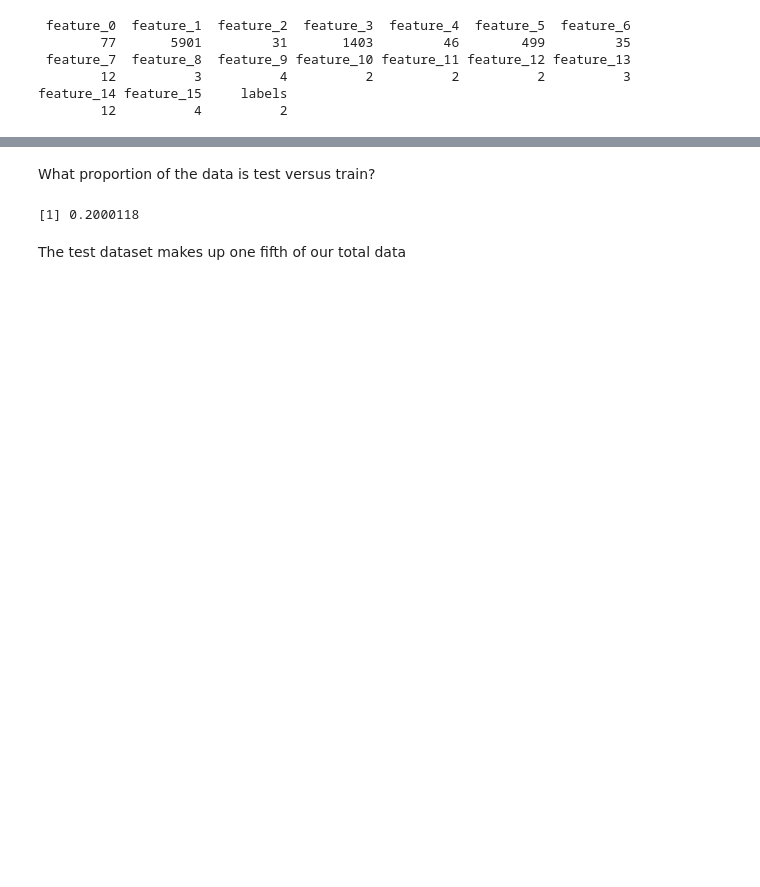
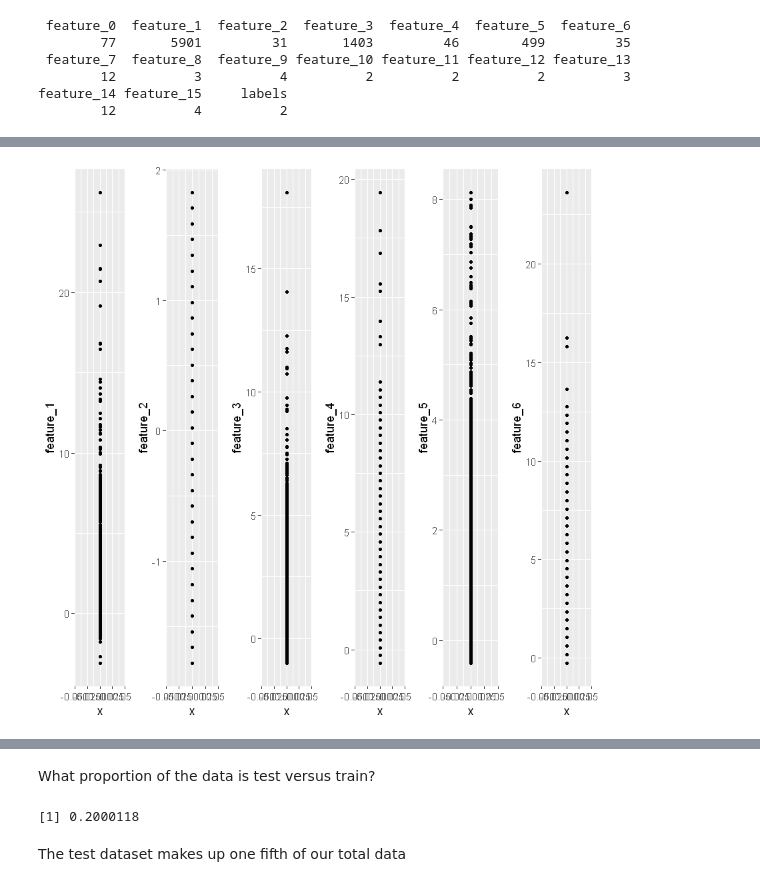
Before and after one commit to 20spaghetti/Customer-Churn-Prediction, a Jupyter notebook: Customer Churn Prediction.ipynb, the cells around one changed output, grey strips where cells are left out. Saved outputs shown, nothing was run; the diff lists cells and outputs as text; code cells hidden in the pictures; blank space fills up the shorter version.

```diff
--- a/Customer Churn Prediction.ipynb
+++ b/Customer Churn Prediction.ipynb
@@ -130,0 +224,25 @@ We are satisfied that features 0-6 are numeric type and 7-15 are integer in both
+# %%
+p0 <- ggplot(train, aes(x=0, y=feature_0)) +
+  geom_point(size = 1)
+
+p1 <- ggplot(train, aes(x=0, y=feature_1)) +
+  geom_point(size = 1)
+
+p2 <- ggplot(train, aes(x=0, y=feature_2)) +
+  geom_point(size = 1)
+
+p3 <- ggplot(train, aes(x=0, y=feature_3)) +
+  geom_point(size = 1)
+
+p4 <- ggplot(train, aes(x=0, y=feature_4)) +
+  geom_point(size = 1)
+
+p5 <- ggplot(train, aes(x=0, y=feature_5)) +
+  geom_point(size = 1)
+
+p6 <- ggplot(train, aes(x=0, y=feature_6)) +
+  geom_point(size = 1)
+
+grid.arrange(p1, p2, p3, p4, p5, p6, ncol = 6)
+# %% [output]
+[figure, added]
```
Also changed, not shown: parts of 118 cells of this notebook.
